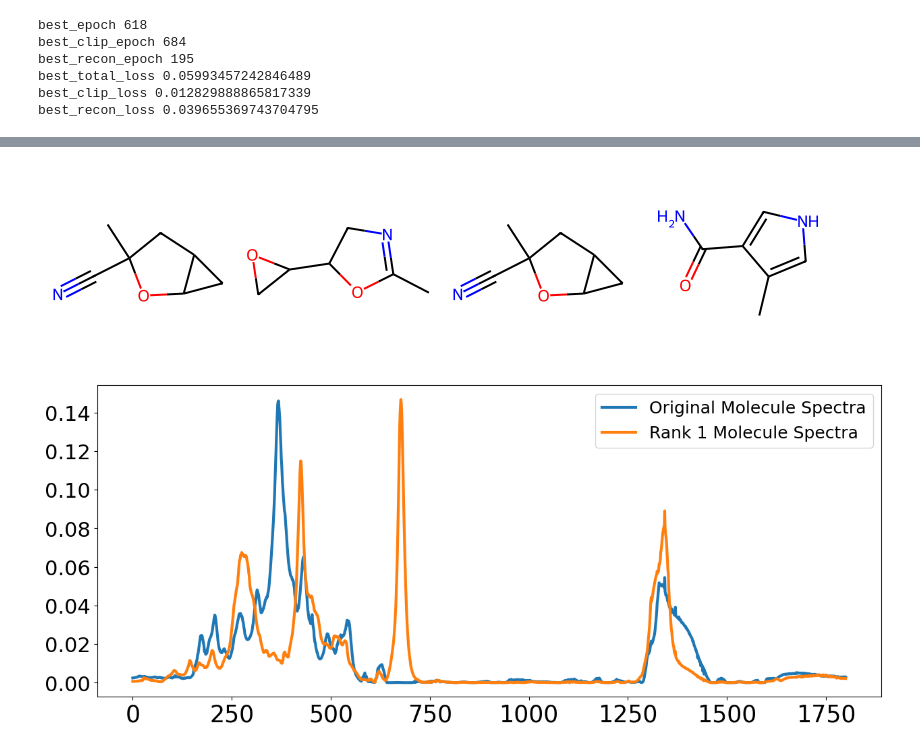
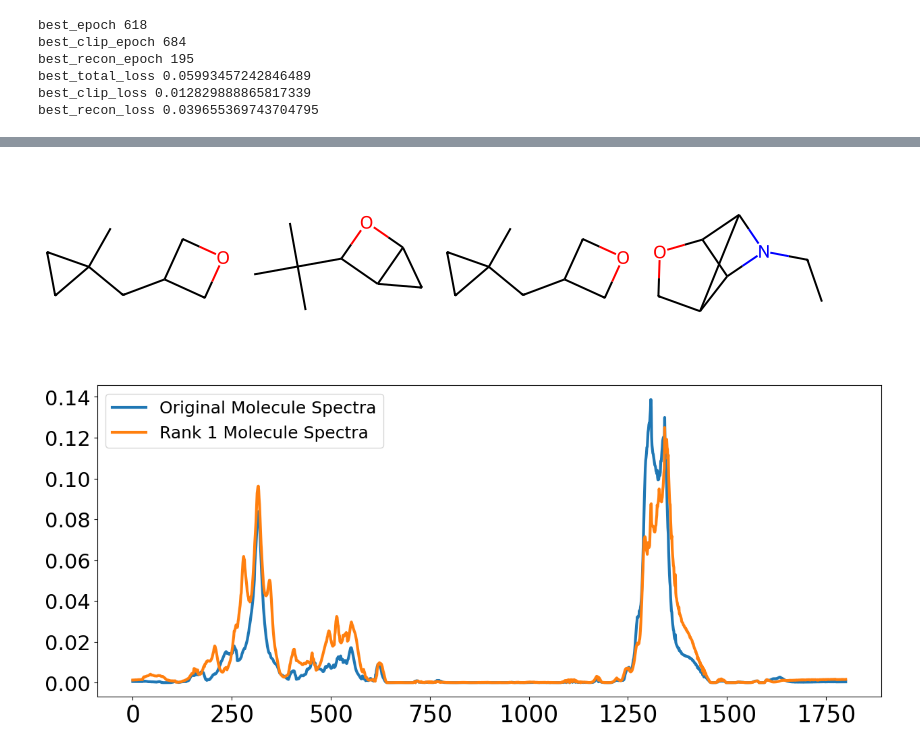
Before and after one commit to kganeshchandan/CLIP_FULL, a Jupyter notebook: visualizations_2.ipynb, the cells around one changed output, grey strips where cells are left out. Drawn from its saved outputs; the diff is of its cells as text; code cells hidden in the pictures.

```diff
--- a/visualizations_2.ipynb
+++ b/visualizations_2.ipynb
@@ -256,22 +258,23 @@ array([0.38461538, 0.37931034, 0.3       , 0.3       , 0.29411765,
+# %%
+anchor = 1931
 # %%
-anchor = 959
-imgs[anchor].save('rdkit_rank3_misalign.png')
+# imgs[anchor].save('images/rdkit_rank3_misalign.png')
 imgs[anchor]
 # %% [output]
-[figure, old version]
+[figure, new version]
 # %%
 import matplotlib.pyplot as plt
 %matplotlib inline
 
 plt.figure(figsize=(15, 6))
 plt.plot(all_irs[ids[anchor][0]], label="Original Molecule Spectra", linewidth=3)
 plt.plot(all_irs[ids[anchor][1]], label= "Rank 1 Molecule Spectra", linewidth=3)
 plt.xticks(fontsize=25)
 plt.yticks(fontsize=22)
-plt.legend(fontsize="18", loc="upper right")
-plt.savefig("misaligned_rank3_sim.png", dpi=300)
+plt.legend(fontsize="18")
+plt.savefig("images/misaligned_rank3_sim.png", dpi=300)
 # %% [output]
-[figure, old version]
+[figure, new version]
 # %%
 from rdkit import DataStructs
 from rdkit.Chem import rdMolDescriptors
```
Also changed, not shown: parts of 9 cells of this notebook, 26 other files.
